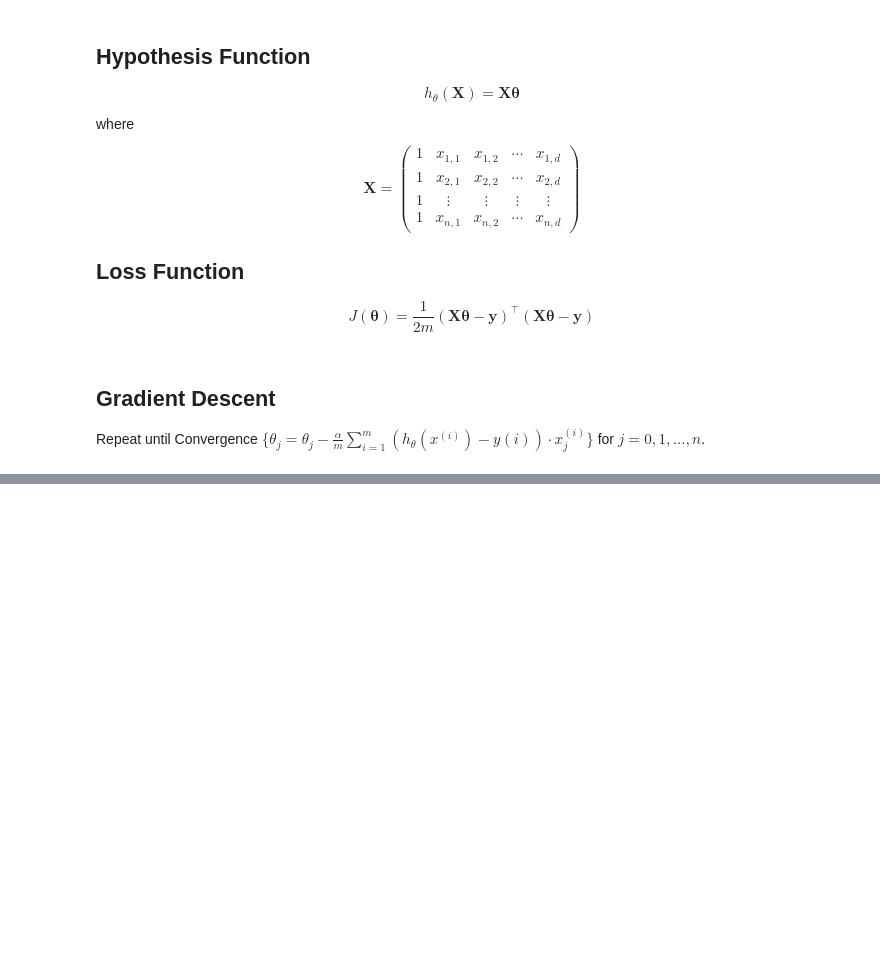
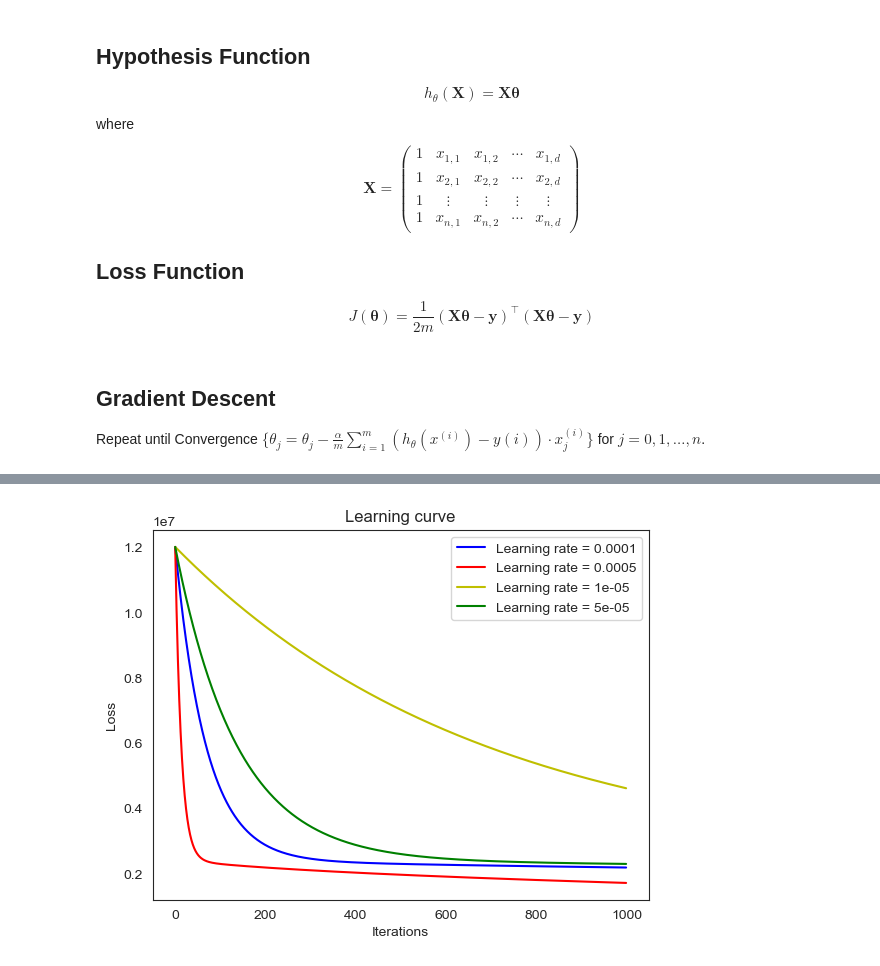
Before and after one commit to HongliangLiPSU/IE582-Fall2022, a Jupyter notebook: HW1/IE582HW1.ipynb, the cells around one changed output, grey strips where cells are left out. Drawn from its saved outputs; the diff is of its cells as text; code cells hidden in the pictures; blank space fills up the shorter version.

```diff
--- a/HW1/IE582HW1.ipynb
+++ b/HW1/IE582HW1.ipynb
@@ -131,0 +156,19 @@ plotRes(residuals, y_pred)
+# %%
+lr_list = [1e-4, 5e-4, 1e-5, 5e-5]
+c_list = ['b', 'r', 'y', 'g']
+iterations = 1000
+fig, ax = plt.subplots()
+for i, lr in enumerate(lr_list):
+    alpha = lr
+    theta = np.zeros(X.shape[1])
+    initial_loss = loss_function(X, y, theta)[0]
+    theta, cost_num = gradient_descent(X, y, theta, alpha, iterations)
+    final_loss = loss_function(X, y, theta)[0]
+    ax.plot(np.arange(iterations), cost_num, c_list[i], label='Learning rate = {}'.format(alpha))
+ax.set_xlabel('Iterations')
+ax.set_ylabel('Loss')
+ax.set_title('Learning curve')
+ax.legend()
+plt.show()
+# %% [output]
+[figure, added]
```
Also changed, not shown: parts of 14 cells of this notebook.
